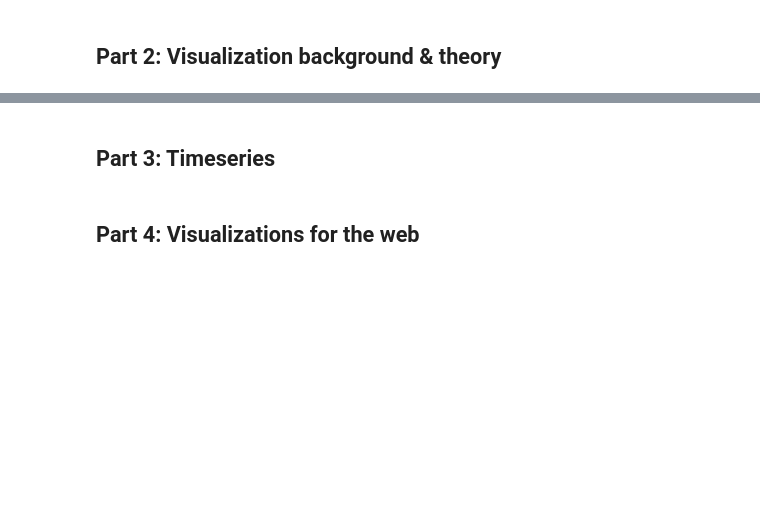
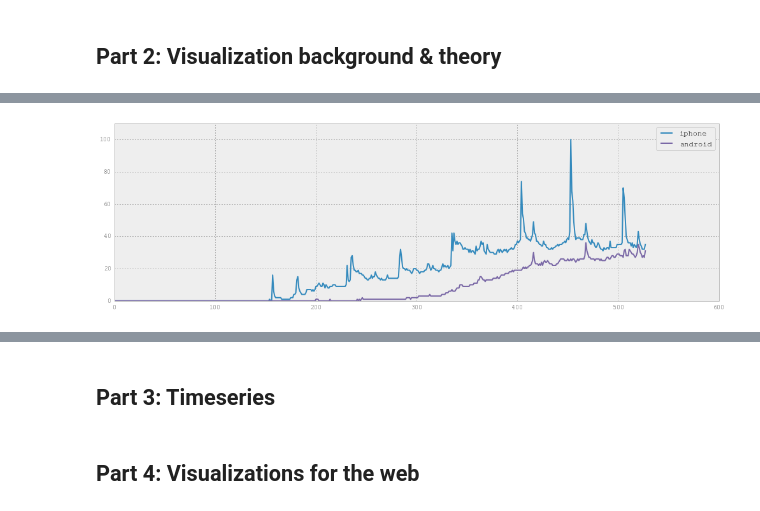
Before and after one commit to alphabits/02806-spring-2014, a Jupyter notebook: assignment-1.ipynb, the cells around one changed output, grey strips where cells are left out. Cells and saved outputs as stored; diff of their text form; code cells hidden in the pictures; blank space fills up the shorter version.

```diff
--- a/assignment-1.ipynb
+++ b/assignment-1.ipynb
@@ -224,0 +229,8 @@ for subplot, factor in zip(chain(*subplots), [.03, 0.1, 0.25, 0.7]):
+# %%
+trend_data = pd.read_csv('data/iphonevsandroid.csv')
+# %%
+def parse_date(date_string):
+    start_date = date_string.split(' - ')[0]
+    return datetime.strptime(start_date, "%Y-%m-%d")
+# %%
+trend_data["week"] = trend_data["week"].apply(parse_date)
@@ -224,0 +244,8 @@ for subplot, factor in zip(chain(*subplots), [.03, 0.1, 0.25, 0.7]):
+# %%
+trend_data.plot(linewidth=2)
+plt.ylim([0, 110])
+plt.gcf().set_size_inches(17, 5)
+#plt.legend( ('iPhone', 'Android'), loc='upper left')
+plt.show()
+# %% [output]
+[figure, added]
```
Also changed, not shown: parts of 11 cells of this notebook, 1 other file.
